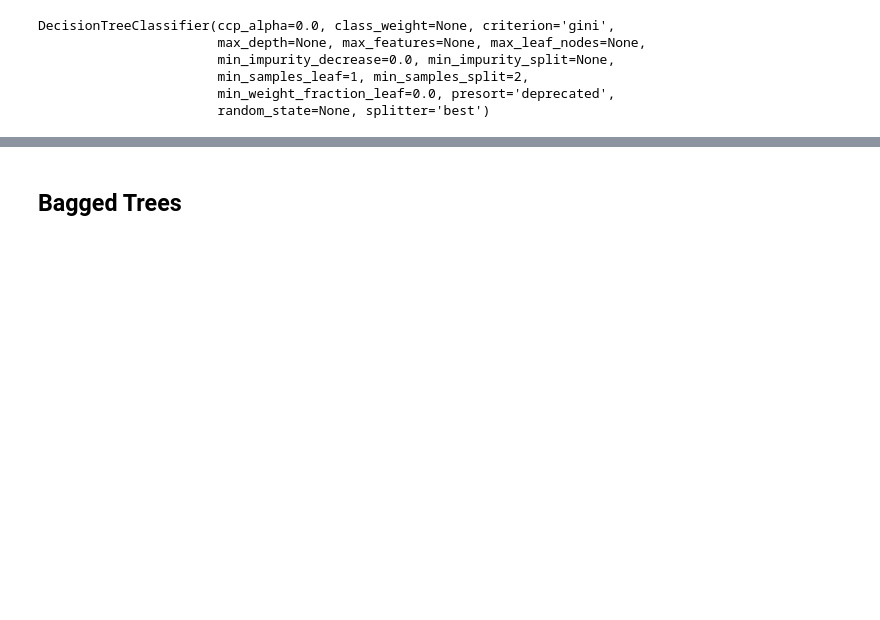
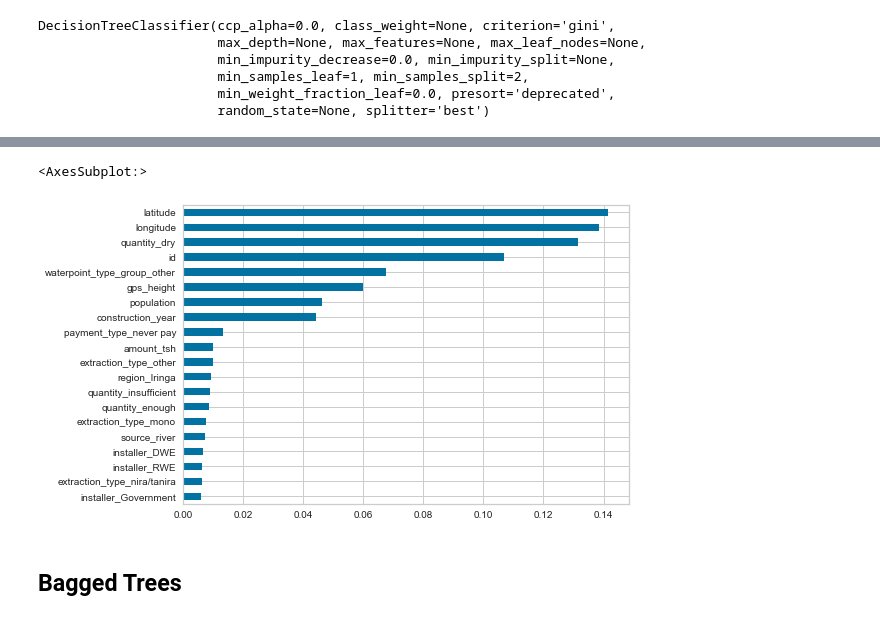
Before and after one commit to lauren-esser/Wall-Quality-in-Tanzania, a Jupyter notebook: student.ipynb, the cells around one changed output, grey strips where cells are left out. Saved outputs shown, nothing was run; the diff lists cells and outputs as text; code cells hidden in the pictures; blank space fills up the shorter version.

```diff
--- a/student.ipynb
+++ b/student.ipynb
@@ -1475 +1460,7 @@ ValueError: DecisionTreeClassifier should be a binary classifer
+# %%
+importance = pd.Series(tree_clf.feature_importances_,index=X_train.columns)
+importance.sort_values().tail(20).plot(kind='barh')
+# %% [output]
+<AxesSubplot:>
+[figure, added]
 # %%
```
Also changed, not shown: parts of 27 cells of this notebook.
